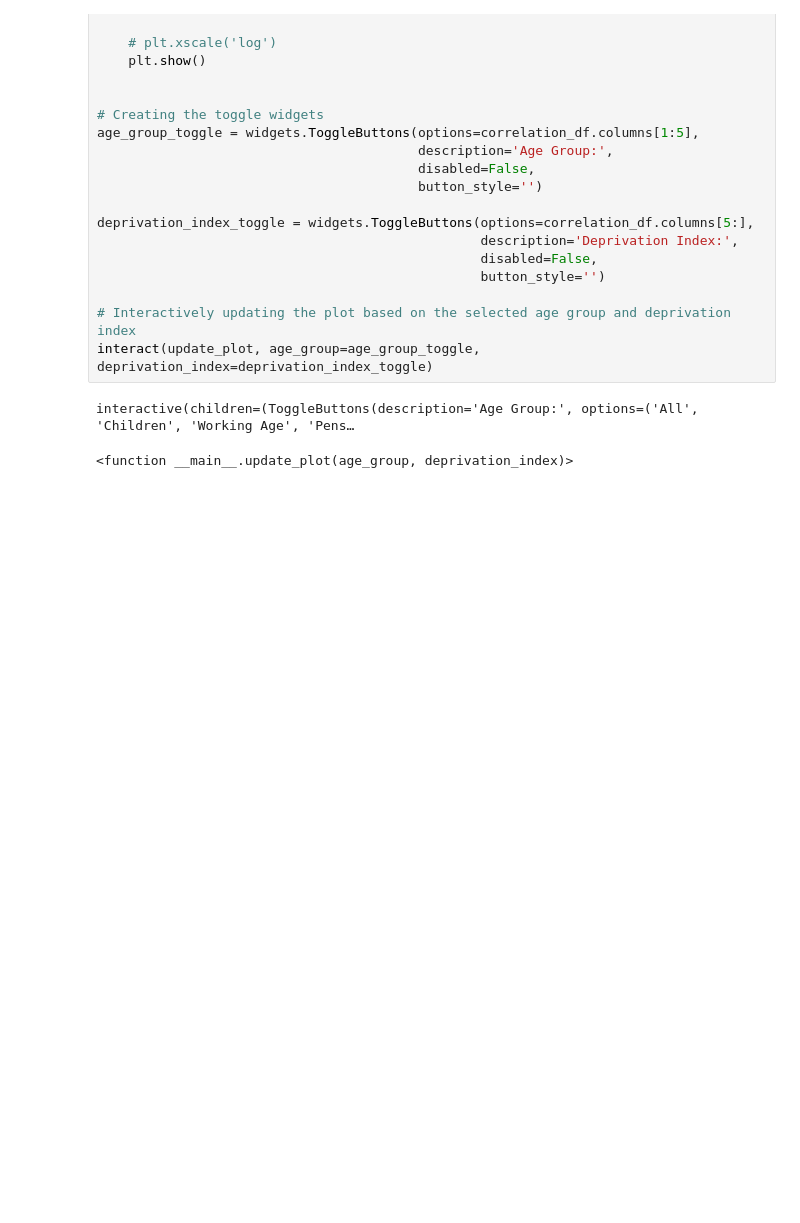
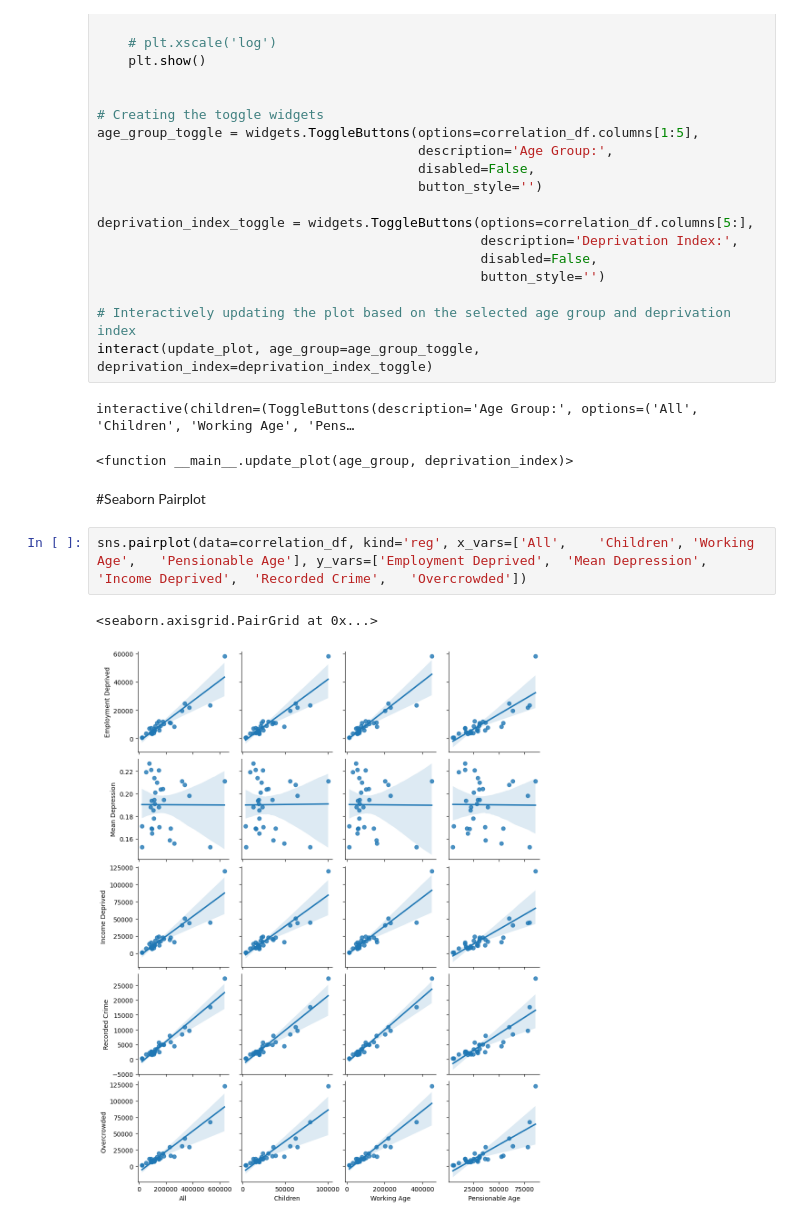
Before and after one commit to ighopresh/ProjectFile, a Jupyter notebook: Implementation_project.ipynb, the cells around one changed output. Drawn from its saved outputs; the diff is of its cells as text; blank space fills up the shorter version.

```diff
--- a/Implementation_project.ipynb
+++ b/Implementation_project.ipynb
@@ -632,3 +632,10 @@ interact(update_plot, age_group=age_group_toggle, deprivation_index=deprivation_
 # %% [output]
 interactive(children=(ToggleButtons(description='Age Group:', options=('All', 'Children', 'Working Age', 'Pens…
 <function __main__.update_plot(age_group, deprivation_index)>
+# %% [markdown]
+#Seaborn Pairplot
+# %%
+sns.pairplot(data=correlation_df, kind='reg', x_vars=['All',	'Children',	'Working Age',	'Pensionable Age'], y_vars=['Employment Deprived',	'Mean Depression',	'Income Deprived',	'Recorded Crime',	'Overcrowded'])
+# %% [output]
+<seaborn.axisgrid.PairGrid at 0x...>
+[figure, added]
```
